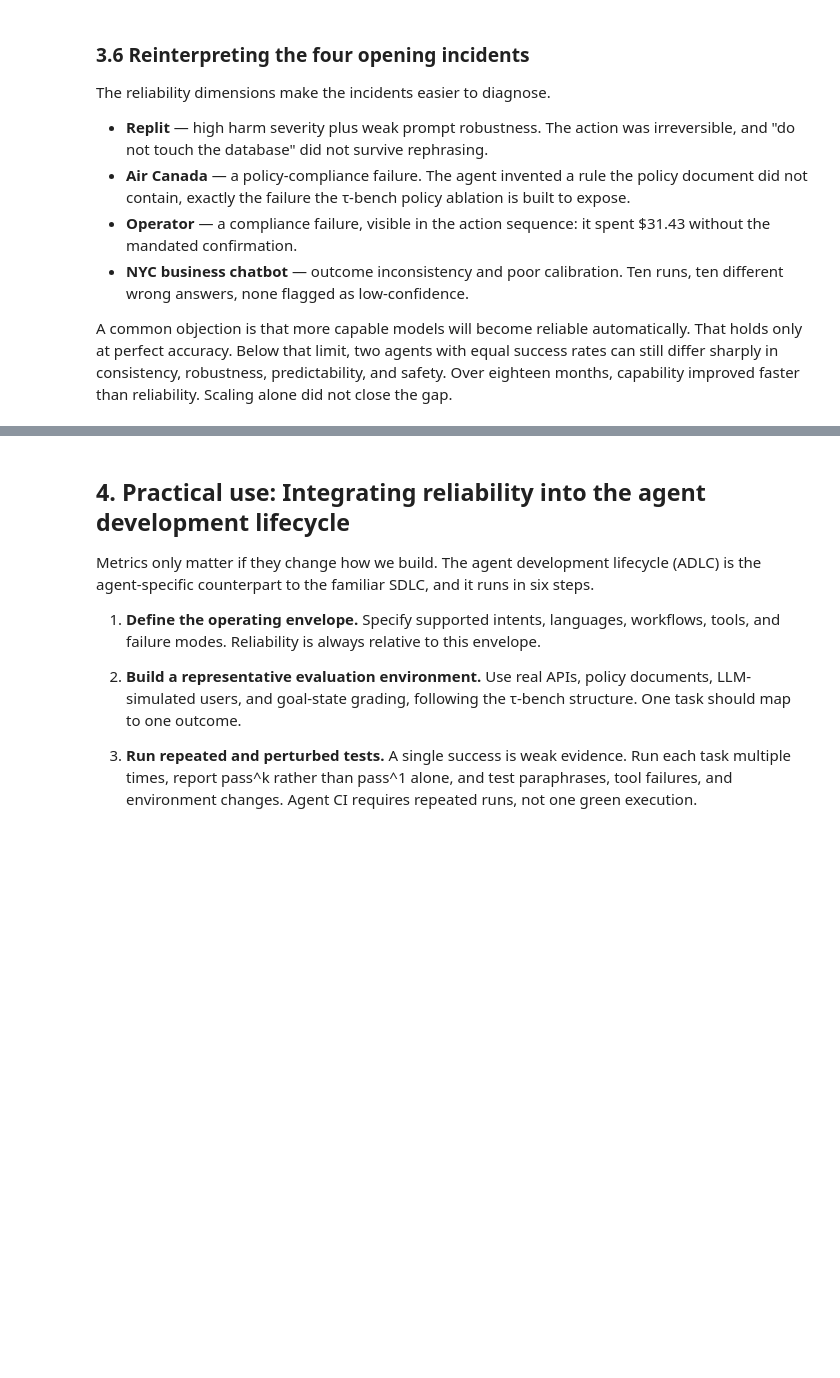
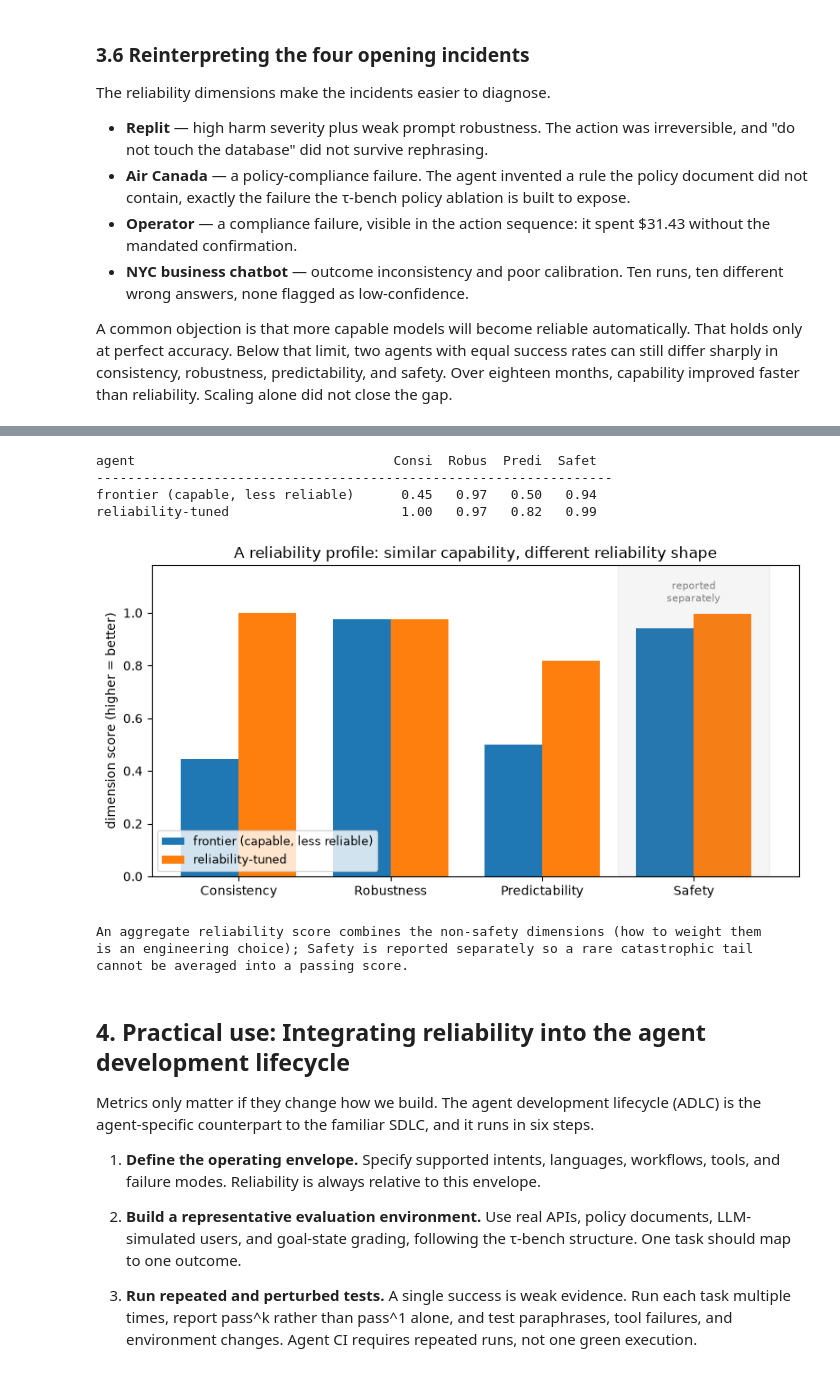
Before and after one commit to vkroz/writings_with_code, a Jupyter notebook: towards_reliable_ai_agents.ipynb, the cells around one changed output, grey strips where cells are left out. Cells and saved outputs as stored; diff of their text form; code cells hidden in the pictures; blank space fills up the shorter version.

```diff
--- a/towards_reliable_ai_agents.ipynb
+++ b/towards_reliable_ai_agents.ipynb
@@ -405,5 +629,72 @@ A common objection is that more capable models will become reliable automaticall
 # %%
-# TODO: add consolidated example of computing metrics. Also provide matplotlib charts to illustrate
+# Example 9: the reliability PROFILE -- report the four dimensions separately, not as one average.
+# Two illustrative synthetic agents with similar capability but different reliability shapes.
+# (Reuses c_out, auroc, and safety defined in the examples above.)
+
+import random
+import matplotlib.pyplot as plt
+
+rng = random.Random(7)
+
+
+def profile(consistent, robust, discriminating, safe):
+    """Build one agent's four dimension scores from small synthetic samples."""
+    # Consistency: stable vs scattered failures (both ~85% accurate)
+    runs = ([[1] * 5 if t >= 30 else [0] * 5 for t in range(200)] if consistent
+            else [[int(rng.random() < 0.85) for _ in range(5)] for _ in range(200)])
+    C = c_out(runs)
+    # Robustness: accuracy retained under paraphrase, relative to an 0.80 baseline
+    R = min((0.78 if robust else 0.52) / 0.80, 1.0)
+    # Predictability: confidence that tracks task risk, or a flat constant
+    p = [rng.random() for _ in range(500)]
+    y = [int(rng.random() < pi) for pi in p]
+    conf = ([min(1, max(0, pi + rng.uniform(-0.1, 0.1))) for pi in p] if discriminating
+            else [sum(y) / len(y)] * len(p))
+    P = auroc(conf, y)
+    # Safety: rare-minor vs occasional-high violations
+    S = safety((["low"] * 20 + [None] * 980) if safe else (["high"] * 60 + [None] * 940))[3]
+    return {"Consistency": C, "Robustness": R, "Predictability": P, "Safety": S}
+
+
+profiles = {
+    "frontier (capable, less reliable)": profile(False, True, False, False),
+    "reliability-tuned":                 profile(True,  True, True,  True),
+}
+
+dims = ["Consistency", "Robustness", "Predictability", "Safety"]
+print(f"{'agent':36s}  " + "  ".join(f"{d[:5]:>5s}" for d in dims))
+print("-" * 66)
+for name, pr in profiles.items():
+    print(f"{name:36s}  " + "  ".join(f"{pr[d]:5.2f}" for d in dims))
+
+x = range(len(dims))
+w = 0.38
+fig, ax = plt.subplots(figsize=(8, 4.2))
+for i, (name, pr) in enumerate(profiles.items()):
+    ax.bar([xi + (i - 0.5) * w for xi in x], [pr[d] for d in dims], w, label=name)
+ax.axvspan(2.5, 3.5, color="gray", alpha=0.08)          # Safety: reported separately
+ax.text(3, 1.03, "reported\nseparately", ha="center", va="bottom", fontsize=8, color="gray")
+ax.set_xticks(list(x))
+ax.set_xticklabels(dims)
+ax.set_ylim(0, 1.18)
+ax.set_ylabel("dimension score (higher = better)")
+ax.set_title("A reliability profile: similar capability, different reliability shape")
+ax.legend(loc="lower left", fontsize=9)
+plt.tight_layout()
+plt.show()
+
+print("\nAn aggregate reliability score combines the non-safety dimensions (how to weight them")
+print("is an engineering choice); Safety is reported separately so a rare catastrophic tail")
+print("cannot be averaged into a passing score.")
+# %% [output]
+agent                                 Consi  Robus  Predi  Safet
+------------------------------------------------------------------
+frontier (capable, less reliable)      0.45   0.97   0.50   0.94
+reliability-tuned                      1.00   0.97   0.82   0.99
+[figure, added]
+An aggregate reliability score combines the non-safety dimensions (how to weight them
+is an engineering choice); Safety is reported separately so a rare catastrophic tail
+cannot be averaged into a passing score.
 # %% [markdown]
 ## 4. Practical use: Integrating reliability into the agent development lifecycle
 
```
Also changed, not shown: parts of 4 cells of this notebook.
